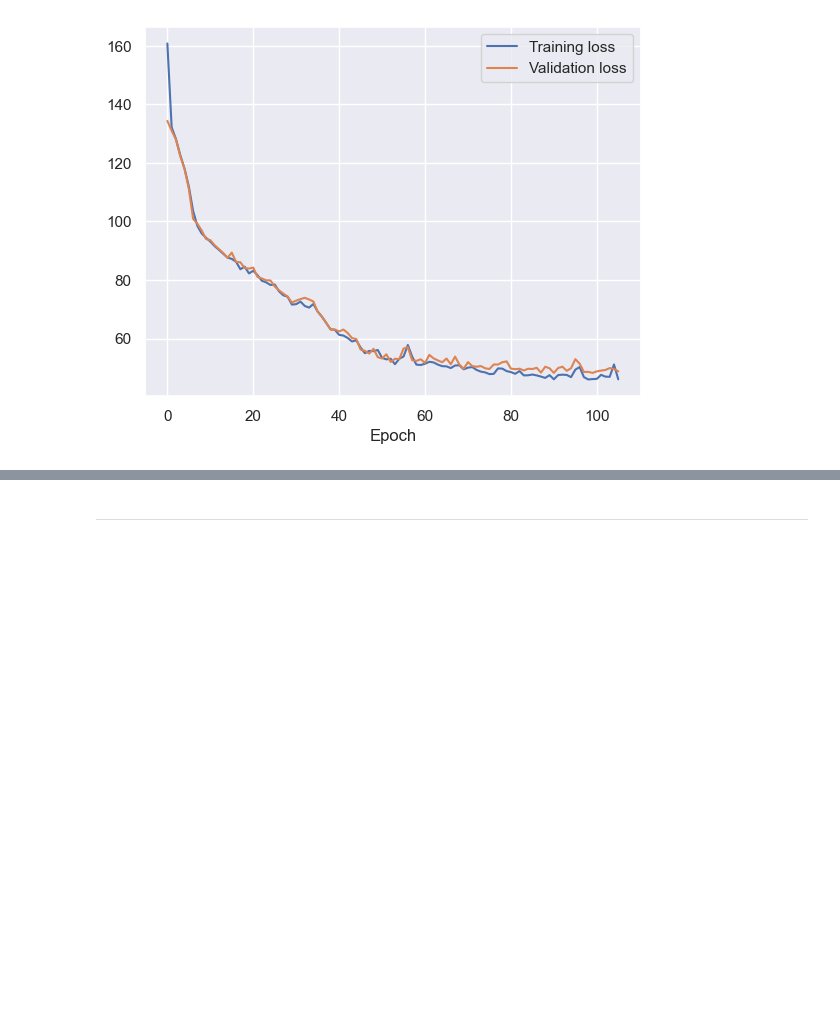
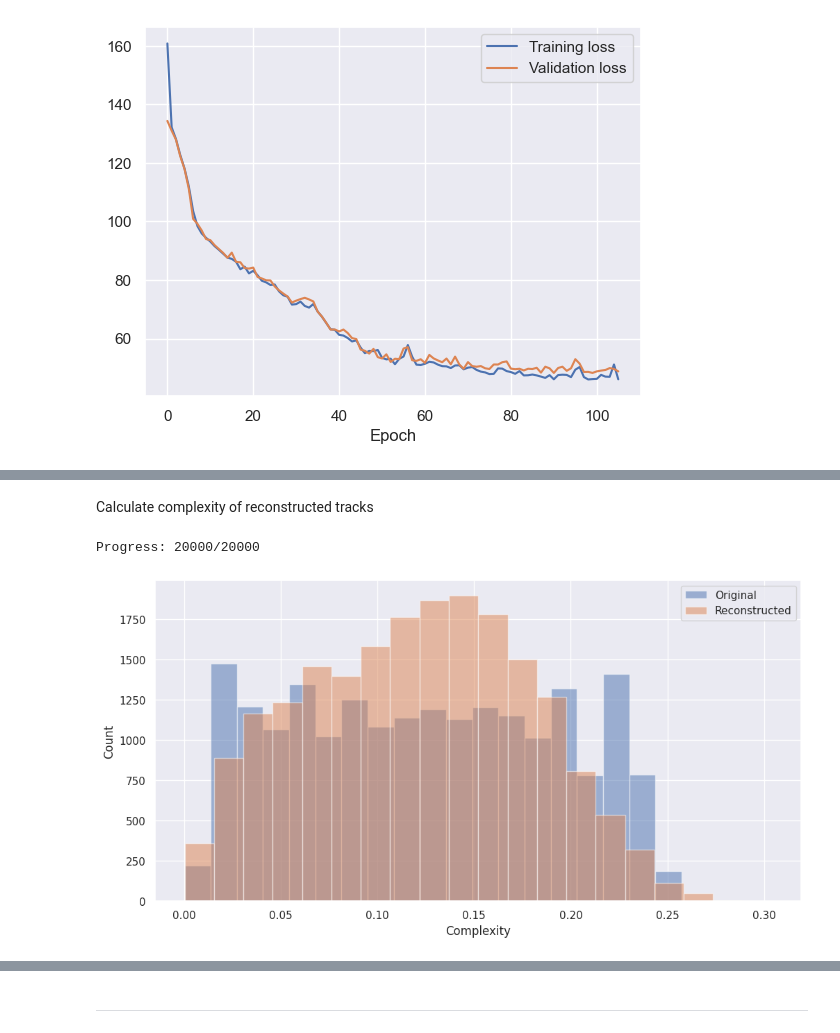
Before and after one commit to JuanJoseZapata/curriculum_learning_ws, a Jupyter notebook: scripts/track_generation/VAE_conditional.ipynb, the cells around one changed output, grey strips where cells are left out. Saved outputs shown, nothing was run; the diff lists cells and outputs as text; code cells hidden in the pictures; blank space fills up the shorter version.

```diff
--- a/scripts/track_generation/VAE_conditional.ipynb
+++ b/scripts/track_generation/VAE_conditional.ipynb
@@ -712,0 +736,29 @@ for i in range(n_images):
+# %% [markdown]
+Calculate complexity of reconstructed tracks
+# %%
+complexities_hat = []
+
+for i in range(X.shape[0]):
+    control_points, x, y = get_track(X_hat[i]*30, np_random=np_random)
+    p = np.array(list(zip(x, y)))
+    complexities_hat.append(complexity(p)['complexity'])
+
+    print(f"Progress: {i+1}/{X_hat.shape[0]}", end="\r")
+
+complexities_hat = np.array(complexities_hat)
+# %% [output]
+Progress: 20000/20000
+# %%
+# Plot a histogram of the original and reconstructed complexities
+plt.figure(figsize=(12,6))
+
+plt.hist(complexities, bins=20, alpha=0.5, label="Original")
+plt.hist(complexities_hat, bins=20, alpha=0.5, label="Reconstructed")
+
+plt.xlabel("Complexity")
+plt.ylabel("Count")
+plt.legend()
+
+plt.show()
+# %% [output]
+[figure, added]
```
Also changed, not shown: parts of 11 cells of this notebook.
